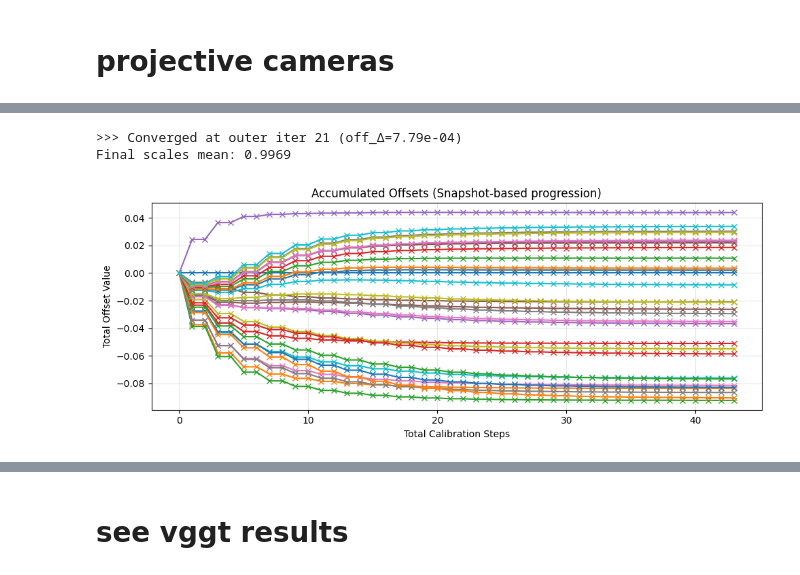
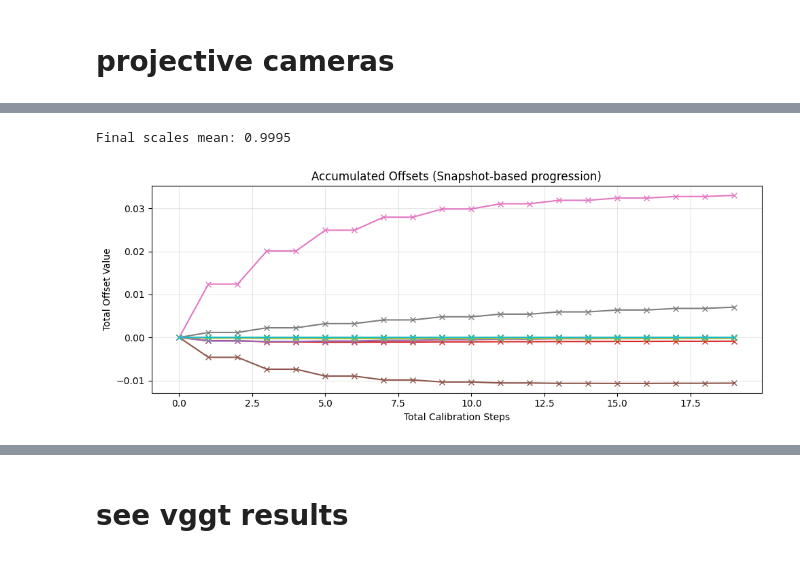
Before and after one commit to manel-ferreira-01/trackers, a Jupyter notebook: test.ipynb, the cells around one changed output, grey strips where cells are left out. Saved outputs shown, nothing was run; the diff lists cells and outputs as text; code cells hidden in the pictures.

```diff
--- a/test.ipynb
+++ b/test.ipynb
@@ -455,40 +565,39 @@ o
 # %%
 # --- Run reconstruction ---
 from src.affine_estimation import run_reconstruction
 from src.projective_factorization import compare_3x4_trajectories
 from auxiliar.depth_tensor_viz import k3d_3d_plot
 
 #
-#lam_f[0,:] += 0.1
+
 results = run_reconstruction(
-    W_mat=W_mat,
-    lambda_mat=lambda_mat,
-    num_outer_iterations=300,
+    W_mat=final_W,
+    lambda_mat=final_lam,
+    num_outer_iterations=10,
     num_inner_iterations=1,
     num_calib_steps=1,
     outer_tol=1e-3,
     inner_tol=1e-4,
     calib_rank=4,
     plot=True,
     verbose=True,
 )
 
 cam_lists      = results["cam_lists"]
 shape          = results["shape"]
 total_offsets  = results["total_offsets"]
 current_scales = results["current_scales"]
-final_lambda   = (lambda_mat + total_offsets[:, None]) / current_scales[:, None]
+final_lambda   = (final_lam + total_offsets[:, None]) / current_scales[:, None]
 
 # --- Evaluate ---
 #gt_cams = gt_camera_matrices[frame_start:frame_cut:frame_skip]
 #result = compare_3x4_trajectories(cam_lists, gt_cams)
 #print(f"Average Rotation Error:            {result['mean_rot']:.4f}°")
 #print(f"Average Translation Direction Error: {result['mean_dir']:.4f}°")
 
 k3d_3d_plot(shape, camera_input=cam_lists)
 # %% [output]
->>> Converged at outer iter 21 (off_Δ=7.79e-04)
-Final scales mean: 0.9969
+Final scales mean: 0.9995
-[figure, old version]
+[figure, new version]
 [interactive output not drawn]
 # %%
```
Also changed, not shown: parts of 16 cells of this notebook, 5 other files.
